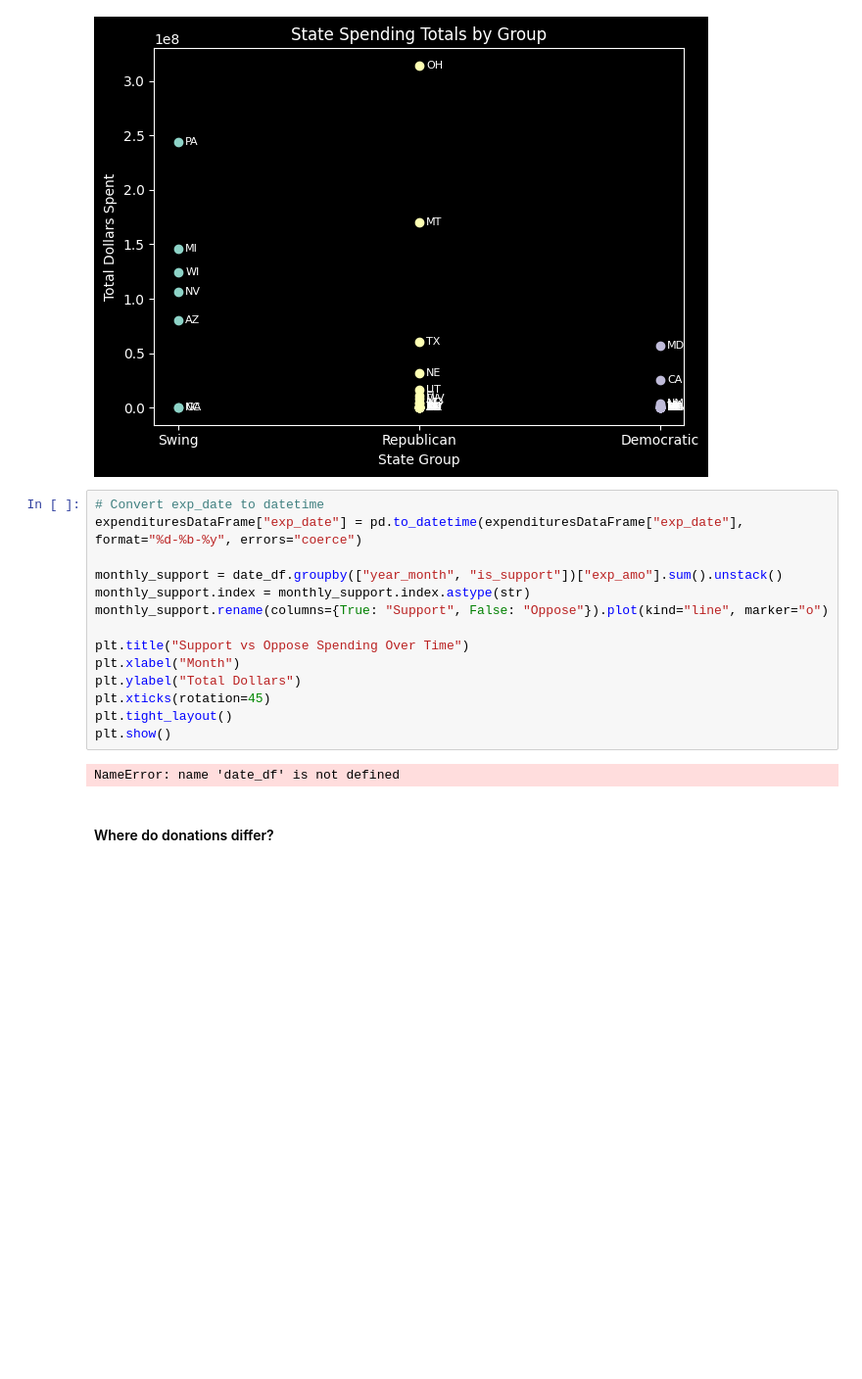
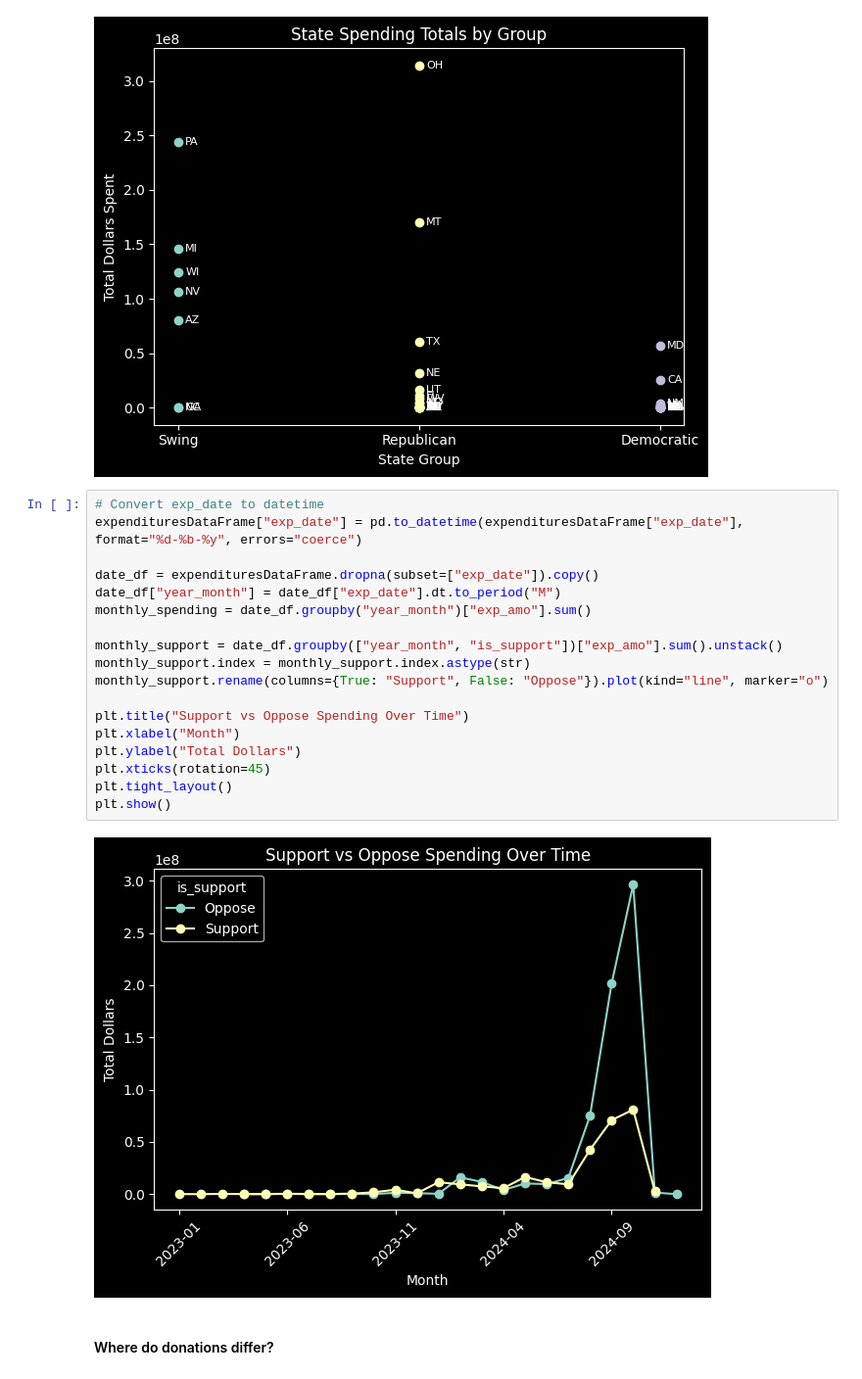
Before and after one commit to magicdracon/Data-Science-Final-Project, a Jupyter notebook: main.ipynb, the cells around one changed output. Shown at 98% size. Cells and saved outputs as stored; diff of their text form; blank space fills up the shorter version.

Commit message:
dates part 2

```diff
--- a/main.ipynb
+++ b/main.ipynb
@@ -587,19 +584,23 @@ Democratic       5.704123e+06    9.126597e+07                16
 # %%
 # Convert exp_date to datetime
 expendituresDataFrame["exp_date"] = pd.to_datetime(expendituresDataFrame["exp_date"], format="%d-%b-%y", errors="coerce")
+
+date_df = expendituresDataFrame.dropna(subset=["exp_date"]).copy()
+date_df["year_month"] = date_df["exp_date"].dt.to_period("M")
+monthly_spending = date_df.groupby("year_month")["exp_amo"].sum()
 
 monthly_support = date_df.groupby(["year_month", "is_support"])["exp_amo"].sum().unstack()
 monthly_support.index = monthly_support.index.astype(str)
 monthly_support.rename(columns={True: "Support", False: "Oppose"}).plot(kind="line", marker="o")
 
 plt.title("Support vs Oppose Spending Over Time")
 plt.xlabel("Month")
 plt.ylabel("Total Dollars")
 plt.xticks(rotation=45)
 plt.tight_layout()
 plt.show()
 # %% [output]
-NameError: name 'date_df' is not defined
+[figure, added]
 # %% [markdown]
 #### Where do donations differ?
 # %%
```
Also changed, not shown: parts of 4 cells of this notebook.
